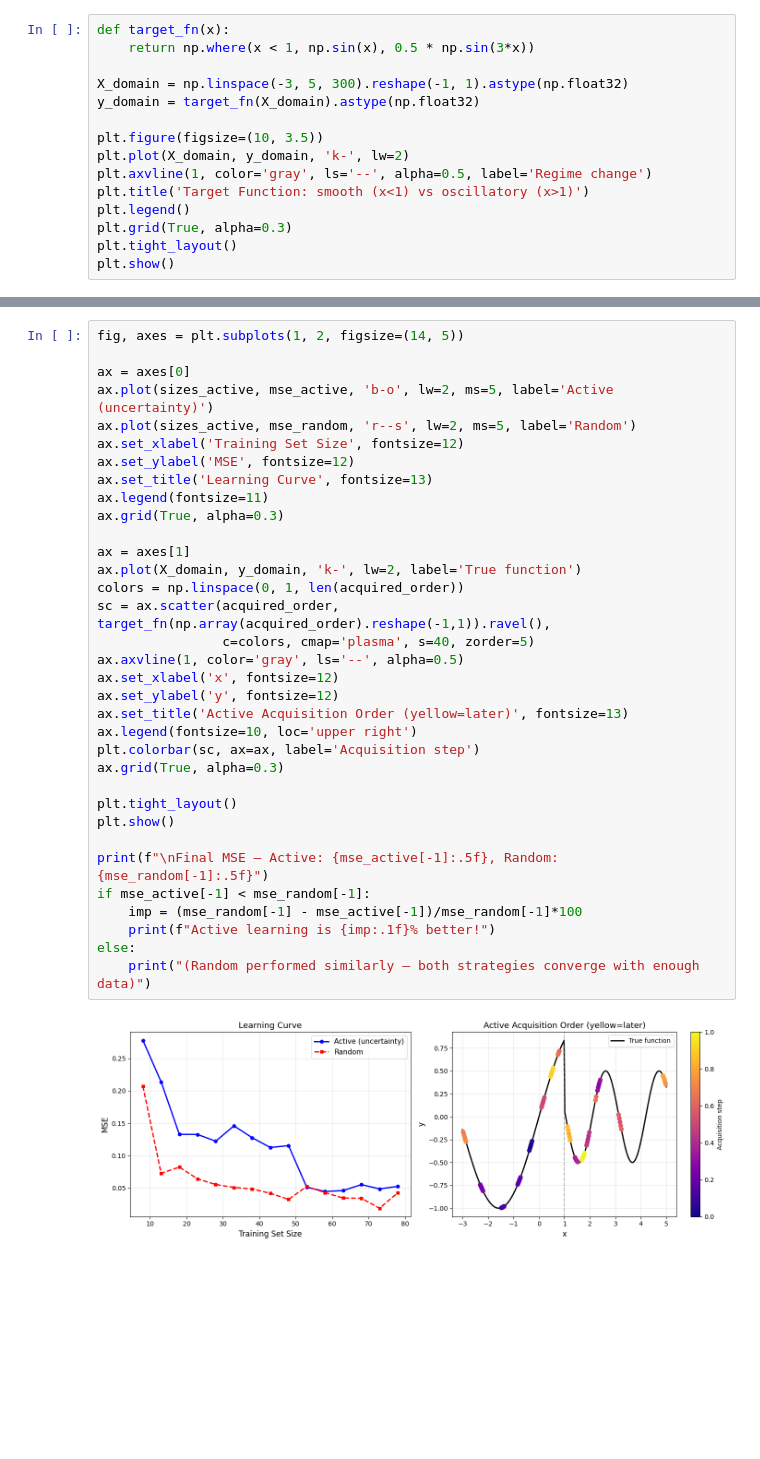
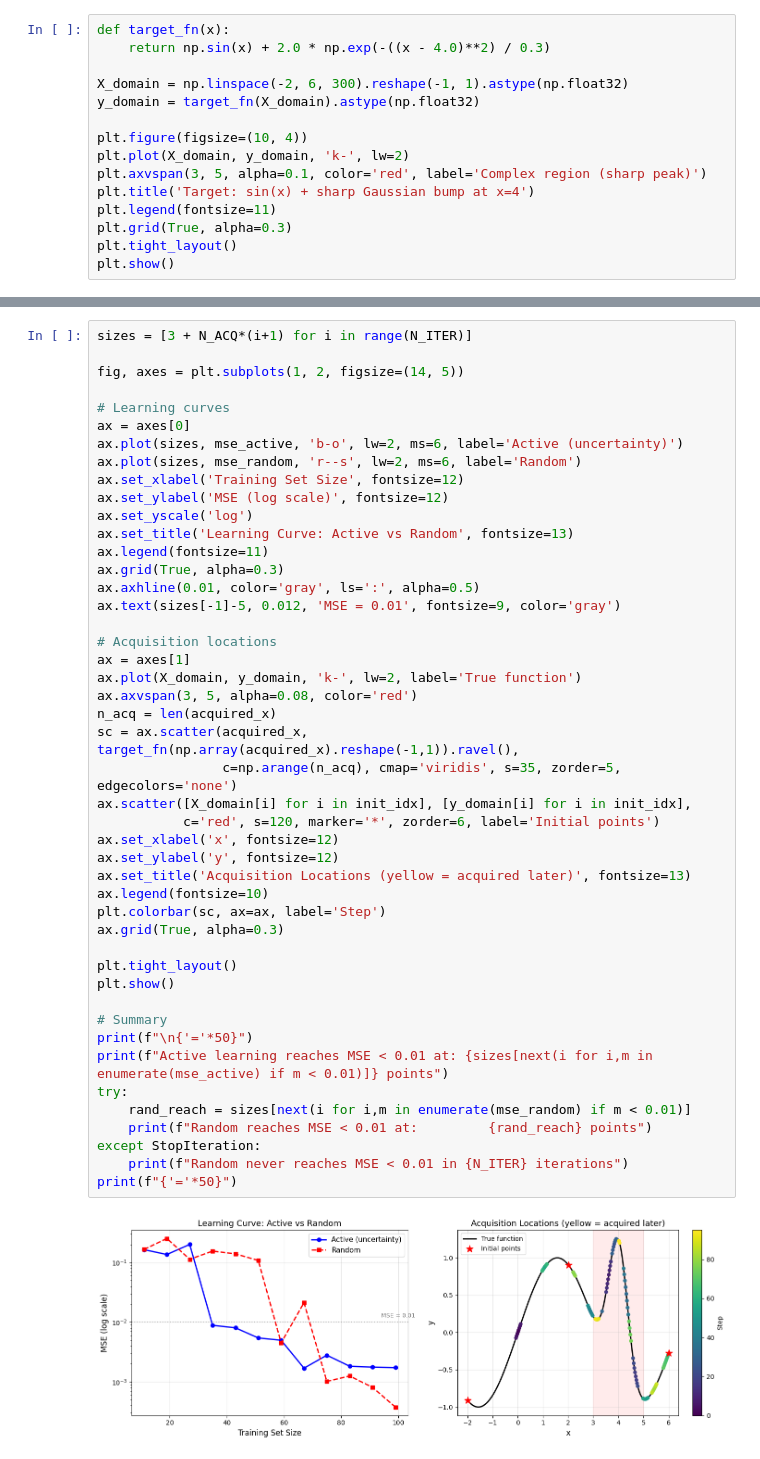
Before and after one commit to Vispikarkaria/Deep-UQ, a Jupyter notebook: notebooks/active_learning/ActiveLearning_Tutorial.ipynb, the cells around one changed output, grey strips where cells are left out. Saved outputs shown, nothing was run; the diff lists cells and outputs as text; blank space fills up the shorter version.

```diff
--- a/notebooks/active_learning/ActiveLearning_Tutorial.ipynb
+++ b/notebooks/active_learning/ActiveLearning_Tutorial.ipynb
@@ -21,15 +23,15 @@ A 1D function with two distinct regimes: smooth on the left, oscillatory on the
 # %%
 def target_fn(x):
-    return np.where(x < 1, np.sin(x), 0.5 * np.sin(3*x))
+    return np.sin(x) + 2.0 * np.exp(-((x - 4.0)**2) / 0.3)
 
-X_domain = np.linspace(-3, 5, 300).reshape(-1, 1).astype(np.float32)
+X_domain = np.linspace(-2, 6, 300).reshape(-1, 1).astype(np.float32)
 y_domain = target_fn(X_domain).astype(np.float32)
 
-plt.figure(figsize=(10, 3.5))
+plt.figure(figsize=(10, 4))
 plt.plot(X_domain, y_domain, 'k-', lw=2)
-plt.axvline(1, color='gray', ls='--', alpha=0.5, label='Regime change')
-plt.title('Target Function: smooth (x<1) vs oscillatory (x>1)')
-plt.legend()
+plt.axvspan(3, 5, alpha=0.1, color='red', label='Complex region (sharp peak)')
+plt.title('Target: sin(x) + sharp Gaussian bump at x=4')
+plt.legend(fontsize=11)
 plt.grid(True, alpha=0.3)
 plt.tight_layout()
 plt.show()
@@ -189,36 +157,48 @@ Random Sampling Baseline...
 # %%
+sizes = [3 + N_ACQ*(i+1) for i in range(N_ITER)]
+
 fig, axes = plt.subplots(1, 2, figsize=(14, 5))
 
+# Learning curves
 ax = axes[0]
-ax.plot(sizes_active, mse_active, 'b-o', lw=2, ms=5, label='Active (uncertainty)')
-ax.plot(sizes_active, mse_random, 'r--s', lw=2, ms=5, label='Random')
+ax.plot(sizes, mse_active, 'b-o', lw=2, ms=6, label='Active (uncertainty)')
+ax.plot(sizes, mse_random, 'r--s', lw=2, ms=6, label='Random')
 ax.set_xlabel('Training Set Size', fontsize=12)
-ax.set_ylabel('MSE', fontsize=12)
-ax.set_title('Learning Curve', fontsize=13)
+ax.set_ylabel('MSE (log scale)', fontsize=12)
+ax.set_yscale('log')
+ax.set_title('Learning Curve: Active vs Random', fontsize=13)
 ax.legend(fontsize=11)
 ax.grid(True, alpha=0.3)
+ax.axhline(0.01, color='gray', ls=':', alpha=0.5)
+ax.text(sizes[-1]-5, 0.012, 'MSE = 0.01', fontsize=9, color='gray')
 
+# Acquisition locations
 ax = axes[1]
 ax.plot(X_domain, y_domain, 'k-', lw=2, label='True function')
-colors = np.linspace(0, 1, len(acquired_order))
-sc = ax.scatter(acquired_order, target_fn(np.array(acquired_order).reshape(-1,1)).ravel(),
-                c=colors, cmap='plasma', s=40, zorder=5)
-ax.axvline(1, color='gray', ls='--', alpha=0.5)
+ax.axvspan(3, 5, alpha=0.08, color='red')
+n_acq = len(acquired_x)
+sc = ax.scatter(acquired_x, target_fn(np.array(acquired_x).reshape(-1,1)).ravel(),
+                c=np.arange(n_acq), cmap='viridis', s=35, zorder=5, edgecolors='none')
+ax.scatter([X_domain[i] for i in init_idx], [y_domain[i] for i in init_idx],
+           c='red', s=120, marker='*', zorder=6, label='Initial points')
 ax.set_xlabel('x', fontsize=12)
 ax.set_ylabel('y', fontsize=12)
-ax.set_title('Active Acquisition Order (yellow=later)', fontsize=13)
-ax.legend(fontsize=10, loc='upper right')
-plt.colorbar(sc, ax=ax, label='Acquisition step')
+ax.set_title('Acquisition Locations (yellow = acquired later)', fontsize=13)
+ax.legend(fontsize=10)
+plt.colorbar(sc, ax=ax, label='Step')
 ax.grid(True, alpha=0.3)
 
 plt.tight_layout()
 plt.show()
 
-print(f"\nFinal MSE — Active: {mse_active[-1]:.5f}, Random: {mse_random[-1]:.5f}")
-if mse_active[-1] < mse_random[-1]:
-    imp = (mse_random[-1] - mse_active[-1])/mse_random[-1]*100
-    print(f"Active learning is {imp:.1f}% better!")
-else:
-    print("(Random performed similarly — both strategies converge with enough data)")
+# Summary
+print(f"\n{'='*50}")
+print(f"Active learning reaches MSE < 0.01 at: {sizes[next(i for i,m in enumerate(mse_active) if m < 0.01)]} points")
+try:
+    rand_reach = sizes[next(i for i,m in enumerate(mse_random) if m < 0.01)]
+    print(f"Random reaches MSE < 0.01 at:         {rand_reach} points")
+except StopIteration:
+    print(f"Random never reaches MSE < 0.01 in {N_ITER} iterations")
+print(f"{'='*50}")
 # %% [output]
-[figure, old version]
+[figure, new version]
```
Also changed, not shown: parts of 19 cells of this notebook.
